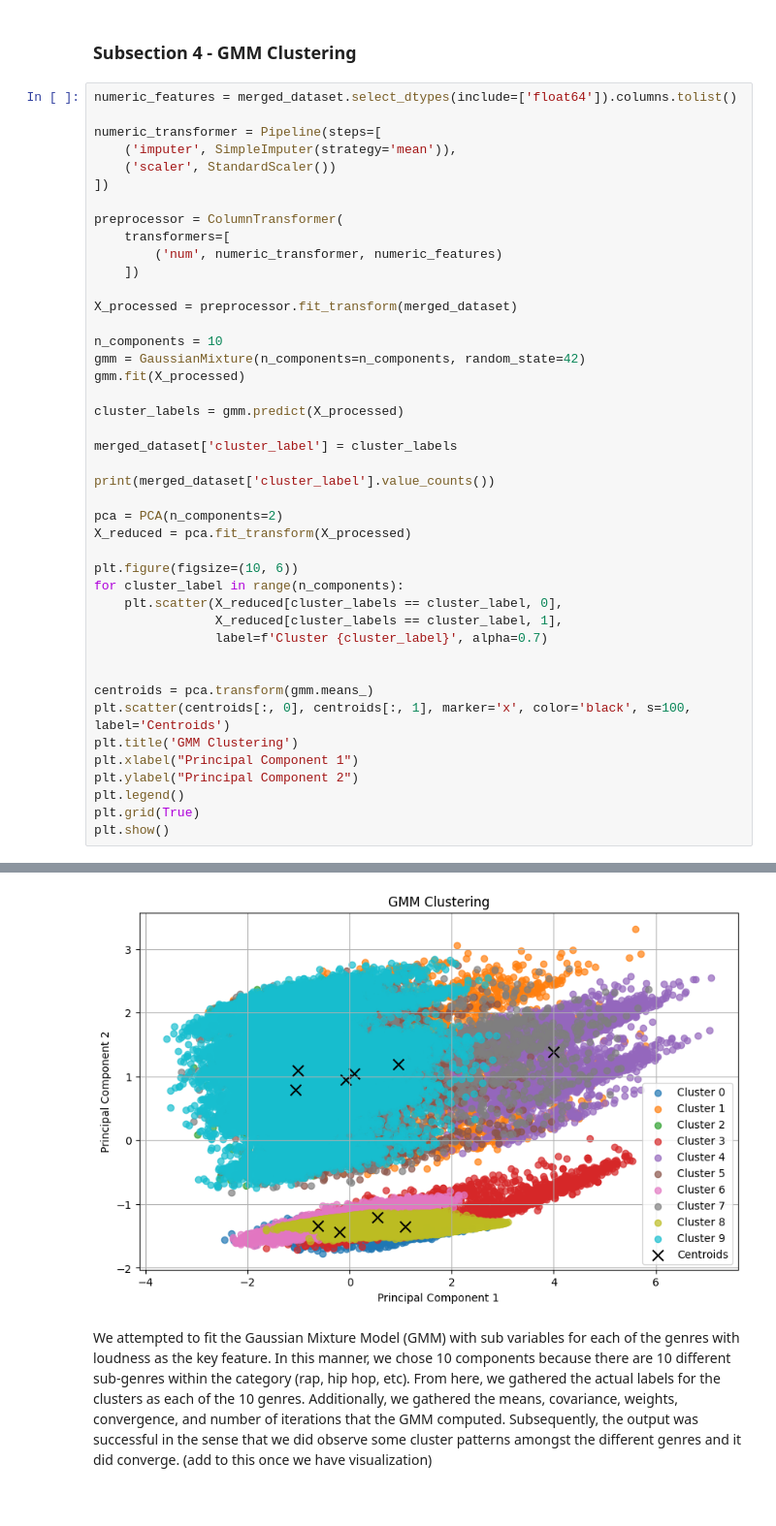
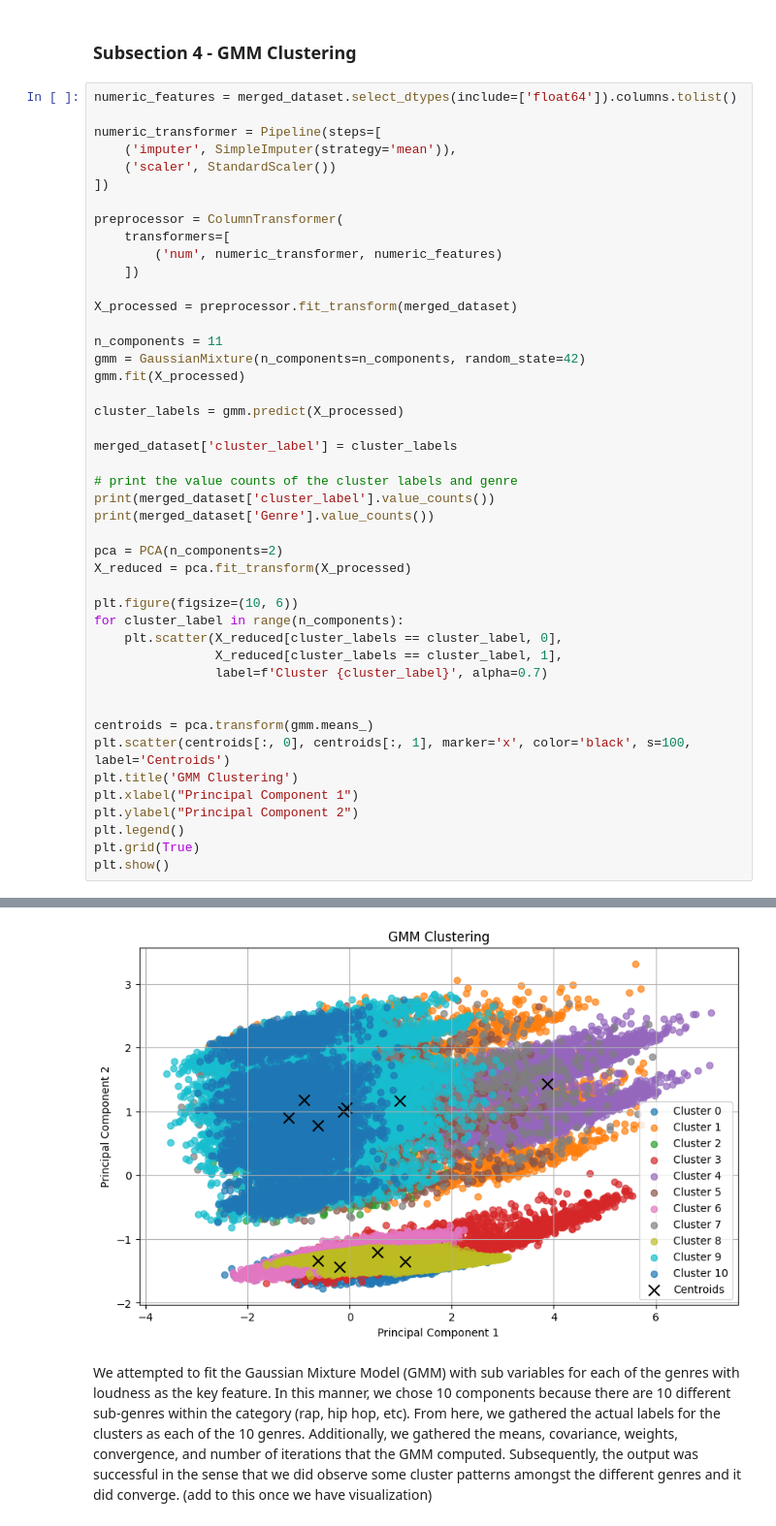
Before and after one commit to ababoescu/COGS118B_Project, a Jupyter notebook: FinalProject_groupXXX.ipynb, the cells around one changed output, grey strips where cells are left out. Shown: that part at 97% size. Saved outputs shown, nothing was run; the diff lists cells and outputs as text.

Commit message:
Update FinalProject_groupXXX.ipynb
updated GMM clustering to include the Genre count as well for comparison

```diff
--- a/FinalProject_groupXXX.ipynb
+++ b/FinalProject_groupXXX.ipynb
@@ -549,7 +549,7 @@ preprocessor = ColumnTransformer(
 
 X_processed = preprocessor.fit_transform(merged_dataset)
 
-n_components = 10
+n_components = 11
 gmm = GaussianMixture(n_components=n_components, random_state=42)
 gmm.fit(X_processed)
 
@@ -557,7 +557,9 @@ cluster_labels = gmm.predict(X_processed)
 
 merged_dataset['cluster_label'] = cluster_labels
 
+# print the value counts of the cluster labels and genre
 print(merged_dataset['cluster_label'].value_counts())
+print(merged_dataset['Genre'].value_counts())
 
 pca = PCA(n_components=2)
 X_reduced = pca.fit_transform(X_processed)
@@ -592,5 +599,5 @@ cluster_label
 Name: count, dtype: int64
-[figure, old version]
+[figure, new version]
 # %% [markdown]
 We attempted to fit the Gaussian Mixture Model (GMM) with sub variables for each of the genres with loudness as the key feature. In this manner, we chose 10 components because there are 10 different sub-genres within the category (rap, hip hop, etc). From here, we gathered the actual labels for the clusters as each of the 10 genres. Additionally, we gathered the means, covariance, weights, convergence, and number of iterations that the GMM computed. Subsequently, the output was successful in the sense that we did observe some cluster patterns amongst the different genres and it did converge. (add to this once we have visualization)
 # %% [markdown]
```
Also changed, not shown: parts of 1 cell of this notebook.
